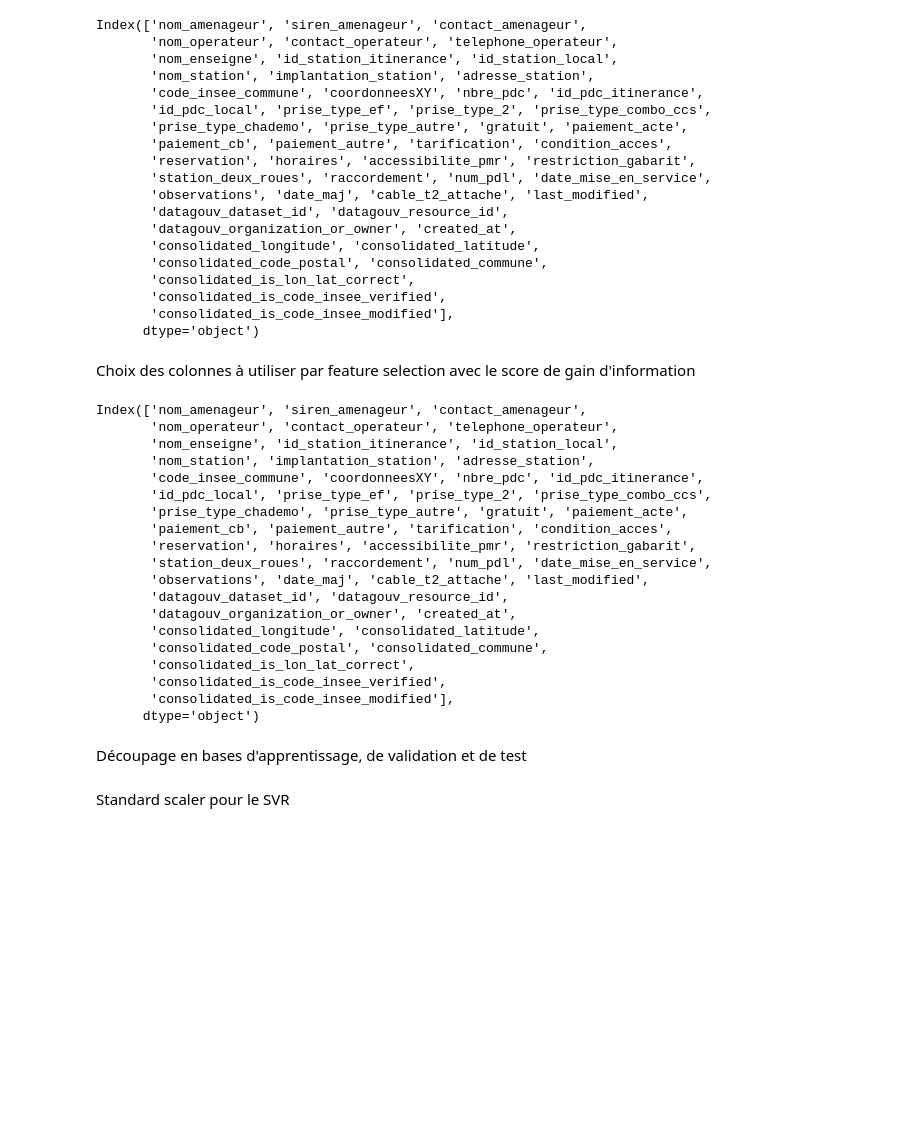
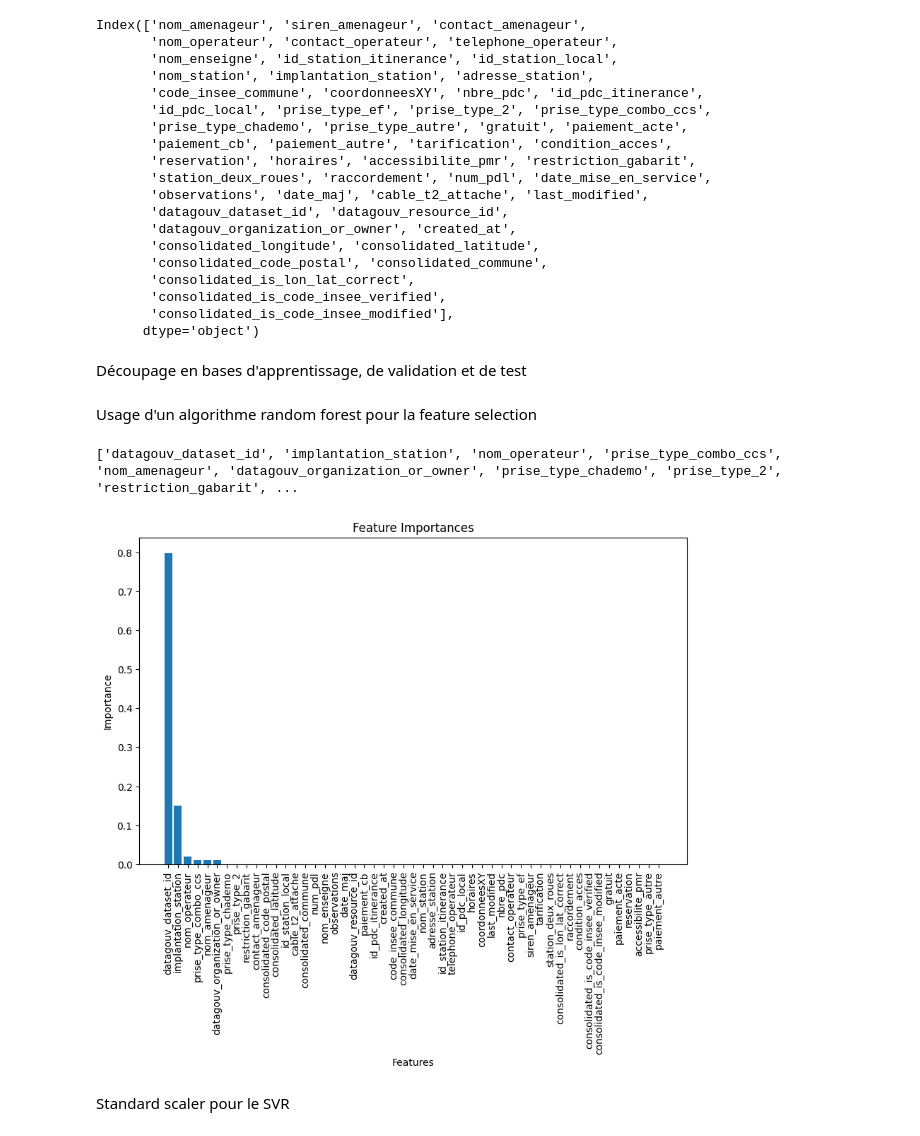
Before and after one commit to ons2005/ProjetA3_IA, a Jupyter notebook: Besoin_Client_4/puissance.ipynb, the cells around one changed output. Drawn from its saved outputs; the diff is of its cells as text; code cells hidden in the pictures; blank space fills up the shorter version.

```diff
--- a/Besoin_Client_4/puissance.ipynb
+++ b/Besoin_Client_4/puissance.ipynb
@@ -85,42 +87,48 @@ Index(['nom_amenageur', 'siren_amenageur', 'contact_amenageur',
        'consolidated_is_code_insee_verified',
        'consolidated_is_code_insee_modified'],
       dtype='object')
-# %% [markdown]
-Choix des colonnes à utiliser par feature selection avec le score de gain d'information
-# %%
-
-print(dataX.keys())
-
-selection= SelectPercentile(mutual_info_regression,percentile=30)
-
-selectedX = selection.fit_transform(dataX,dataY)
-# %% [output]
-Index(['nom_amenageur', 'siren_amenageur', 'contact_amenageur',
-       'nom_operateur', 'contact_operateur', 'telephone_operateur',
-       'nom_enseigne', 'id_station_itinerance', 'id_station_local',
-       'nom_station', 'implantation_station', 'adresse_station',
-       'code_insee_commune', 'coordonneesXY', 'nbre_pdc', 'id_pdc_itinerance',
-       'id_pdc_local', 'prise_type_ef', 'prise_type_2', 'prise_type_combo_ccs',
-       'prise_type_chademo', 'prise_type_autre', 'gratuit', 'paiement_acte',
-       'paiement_cb', 'paiement_autre', 'tarification', 'condition_acces',
-       'reservation', 'horaires', 'accessibilite_pmr', 'restriction_gabarit',
-       'station_deux_roues', 'raccordement', 'num_pdl', 'date_mise_en_service',
-       'observations', 'date_maj', 'cable_t2_attache', 'last_modified',
-       'datagouv_dataset_id', 'datagouv_resource_id',
-       'datagouv_organization_or_owner', 'created_at',
-       'consolidated_longitude', 'consolidated_latitude',
-       'consolidated_code_postal', 'consolidated_commune',
-       'consolidated_is_lon_lat_correct',
-       'consolidated_is_code_insee_verified',
-       'consolidated_is_code_insee_modified'],
-      dtype='object')
 # %% [markdown]
 Découpage en bases d'apprentissage, de validation et de test
 # %%
-
-Xtrain, Xtest = train_test_split(selectedX,train_size=0.7)
-
-ytrain, ytest = train_test_split(dataY,train_size=0.7)
+Xtrain, Xtest, ytrain, ytest = train_test_split(dataX, dataY, test_size=0.2, random_state=42)
+# %% [markdown]
+Usage d'un algorithme random forest pour la feature selection
+# %%
+
+rf = RandomForestRegressor(n_estimators=100, random_state=42)
+
+
+rf.fit(Xtrain, ytrain)
+
+importances = rf.feature_importances_
+
+# tri des colonne dans l'ordre de leur importance
+indices = np.argsort(importances)[::-1]
+
+
+names = [dataX.columns[i] for i in indices]
+
+print(names)
+
+# Création du graphe
+plt.figure(figsize=(10, 6))
+plt.title("Feature Importances")
+plt.bar(range(dataX.shape[1]), importances[indices])
+plt.xticks(range(dataX.shape[1]), names, rotation=90)
+plt.xlabel("Features")
+plt.ylabel("Importance")
+plt.show()
+
+feature_importance_df = pd.DataFrame({'Feature': names, 'Importance': indices})
+
+
+# Sélection des 10 colonnes les plus importantes
+top_features = feature_importance_df['Feature'][:10].values
+Xtrain = Xtrain[top_features]
+Xtest= Xtest[top_features]
+# %% [output]
+['datagouv_dataset_id', 'implantation_station', 'nom_operateur', 'prise_type_combo_ccs', 'nom_amenageur', 'datagouv_organization_or_owner', 'prise_type_chademo', 'prise_type_2', 'restriction_gabarit', ...
+[figure, added]
 # %% [markdown]
 Standard scaler pour le SVR
 # %%
```
Also changed, not shown: parts of 3 cells of this notebook.
